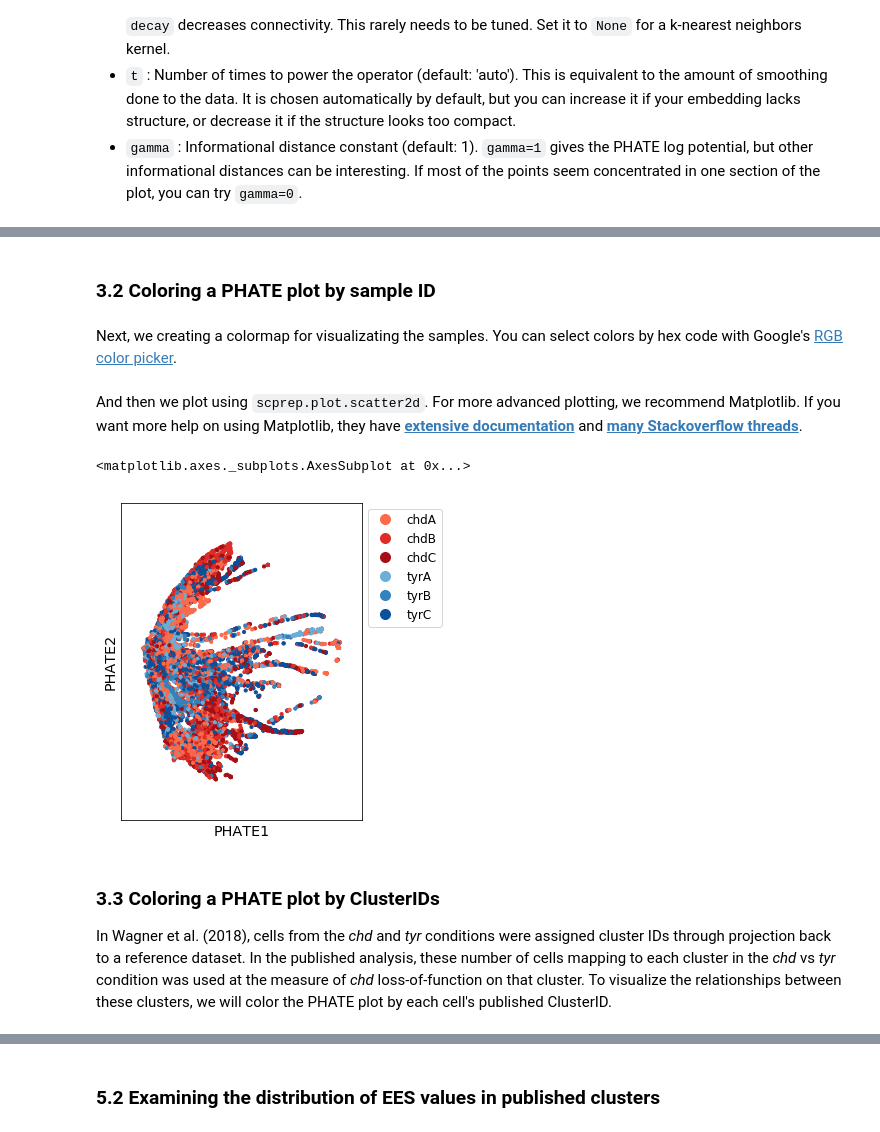
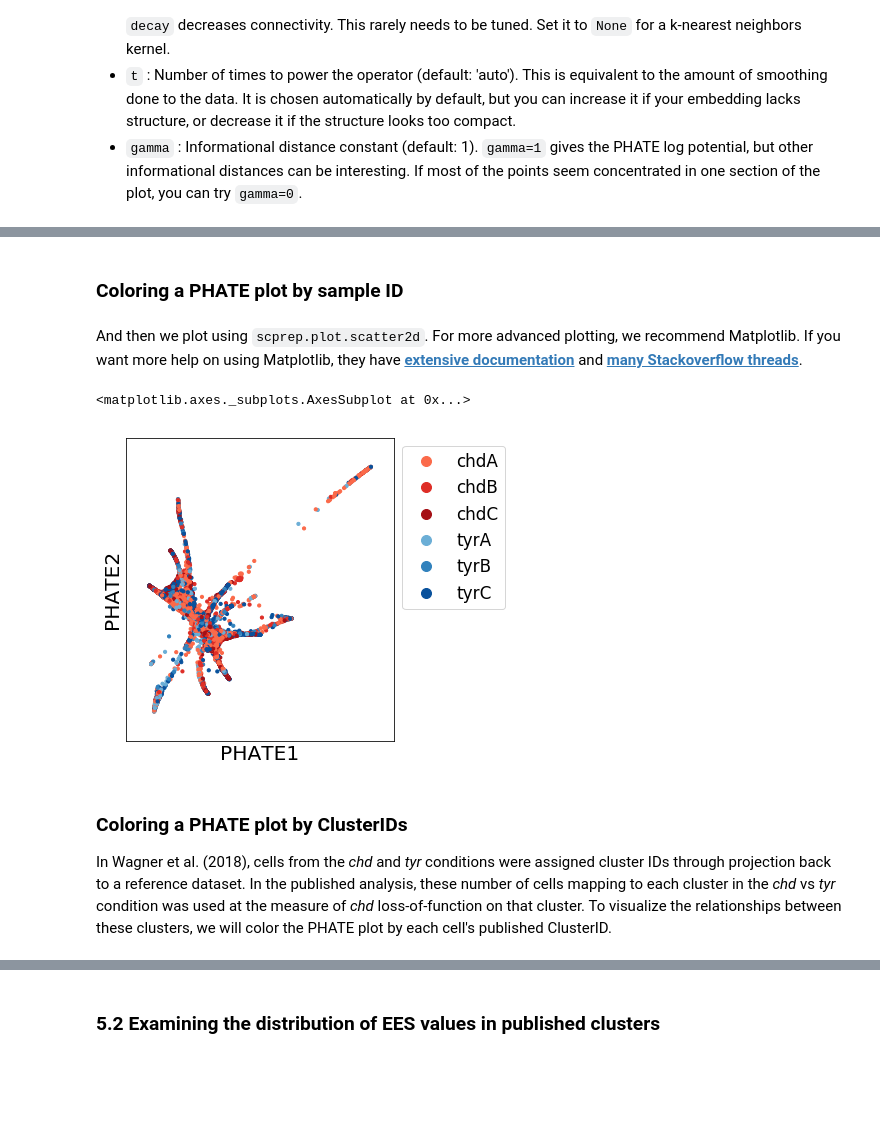
Before and after one commit to KrishnaswamyLab/MELD, a Jupyter notebook: notebooks/Wagner2018_Chordin_Cas9_Mutagenesis.ipynb, the cells around one changed output, grey strips where cells are left out. Drawn from its saved outputs; the diff is of its cells as text; code cells hidden in the pictures; blank space fills up the shorter version.

```diff
--- a/notebooks/Wagner2018_Chordin_Cas9_Mutagenesis.ipynb
+++ b/notebooks/Wagner2018_Chordin_Cas9_Mutagenesis.ipynb
@@ -282,3 +231,3 @@ scprep.plot.plot_gene_set_expression(data, genes=['LOC101885394'], log='y', cuto
 # %%
-data, metadata = scprep.filter.filter_gene_set_expression(data, metadata, genes=['LOC101885394'], cutoff=0.00003)
+data, metadata = scprep.filter.filter_gene_set_expression(data, metadata, genes=['LOC101885394'], cutoff=164)
 # %% [markdown]
@@ -290,6 +239,6 @@ In `scprep` this is performed using the `normalize` method `library_size_normali
 # %%
 data_libnorm, libsize = scprep.normalize.library_size_normalize(data, return_library_size=True)
 # %%
-metadata['libsize'] = libsize
+metadata['library_size'] = libsize
 metadata.head()
 # %% [output]
@@ -310 +263,8 @@ data_sqrt = scprep.transform.sqrt(data_libnorm)
+# %%
+sample_cmap = {'chdA' : '#fb6a4a',
+                'chdB' : '#de2d26',
+                'chdC' : '#a50f15',
+                'tyrA' : '#6baed6',
+                'tyrB' : '#3182bd',
+                'tyrC' : '#08519c'}
 # %% [markdown]
@@ -389,0 +304,5 @@ Calculated PHATE in 91.06 seconds.
+# %%
+data_pca = scprep.reduce.pca(data_sqrt)
+
+phate_op = phate.PHATE(knn=10, decay=10, n_jobs=12)
+data_phate = phate_op.fit_transform(data_pca)
@@ -390,4 +327,2 @@ Calculated PHATE in 91.06 seconds.
 # %% [markdown]
-### 3.2 Coloring a PHATE plot by sample ID
+### Coloring a PHATE plot by sample ID
-# %% [markdown]
-Next, we creating a colormap for visualizating the samples. You can select colors by hex code with Google's [RGB color picker](https://www.google.com/search?client=firefox-b-1-d&q=rgb+color+picker).
@@ -401,13 +329,13 @@ samples_cmap = {'chdA' : '#fb6a4a',
 # %% [markdown]
 And then we plot using `scprep.plot.scatter2d`. For more advanced plotting, we recommend Matplotlib. If you want more help on using Matplotlib, they have [**extensive documentation**](https://matplotlib.org/tutorials/index.html) and [**many Stackoverflow threads**](https://stackoverflow.com/questions/tagged/matplotlib).
 # %%
-scprep.plot.scatter2d(data_phate, c=metadata['sample_label'], cmap=samples_cmap,
-                      legend_anchor=(1,1), figsize=(5,5), s=10, label_prefix='PHATE', ticks=False)
+scprep.plot.scatter2d(data_phate, c=metadata['sample_labels'], cmap=sample_cmap,
+                      legend_anchor=(1,1), figsize=(6,5), s=10, label_prefix='PHATE', ticks=False)
 # %% [output]
 <matplotlib.axes._subplots.AxesSubplot at 0x...>
-[figure, old version]
+[figure, new version]
 # %% [markdown]
-### 3.3 Coloring a PHATE plot by ClusterIDs
+### Coloring a PHATE plot by ClusterIDs
 
 In Wagner et al. (2018), cells from the *chd* and *tyr* conditions were assigned cluster IDs through projection back to a reference dataset. In the published analysis, these number of cells mapping to each cluster in the *chd* vs *tyr* condition was used at the measure of *chd* loss-of-function on that cluster. To visualize the relationships between these clusters, we will color the PHATE plot by each cell's published ClusterID.
 # %%
```
Also changed, not shown: parts of 71 cells of this notebook, 6 other files.
